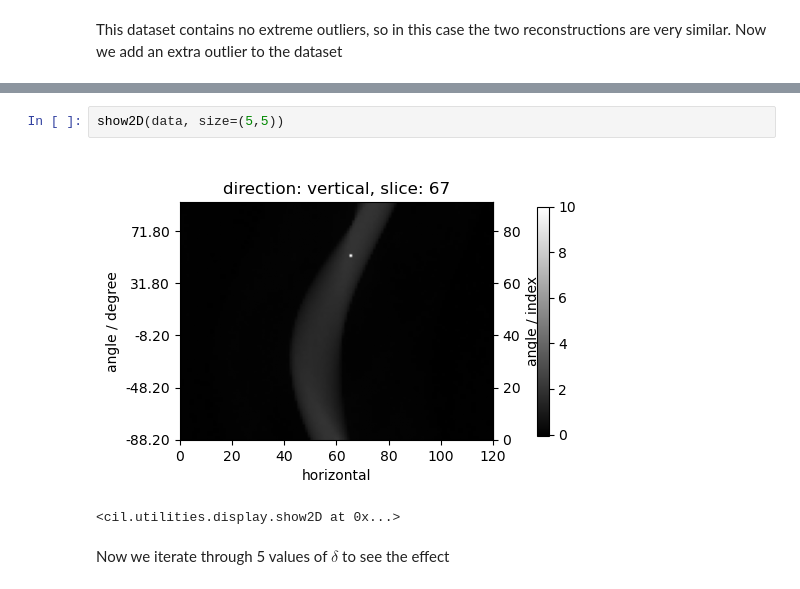
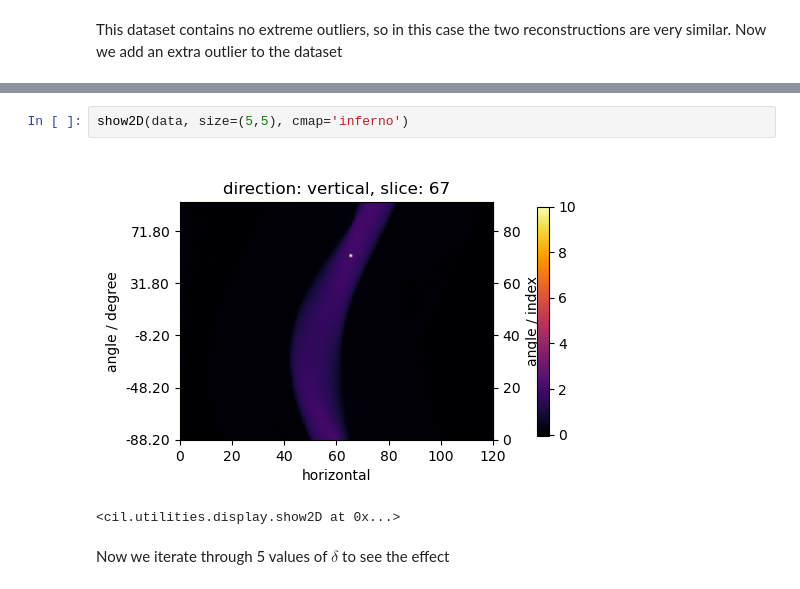
Before and after one commit to TomographicImaging/CIL-User-Showcase, a Jupyter notebook: 018_huber_loss/Huber_loss_example.ipynb, the cells around one changed output, grey strips where cells are left out. Cells and saved outputs as stored; diff of their text form.

Commit message:
Use inferno cmap throughout

```diff
--- a/018_huber_loss/Huber_loss_example.ipynb
+++ b/018_huber_loss/Huber_loss_example.ipynb
@@ -187,9 +184,9 @@ islicer(data)
 # %% [output]
 HBox(children=(Output(), Box(children=(Play(value=67, interval=500, max=134), VBox(children=(Label(value='Slic…
 # %%
-show2D(data, size=(5,5))
+show2D(data, size=(5,5), cmap='inferno')
 # %% [output]
-[figure, old version]
+[figure, new version]
 <cil.utilities.display.show2D at 0x...>
 # %% [markdown]
 Now we iterate through 5 values of $\delta$ to see the effect
```
Also changed, not shown: parts of 4 cells of this notebook.
